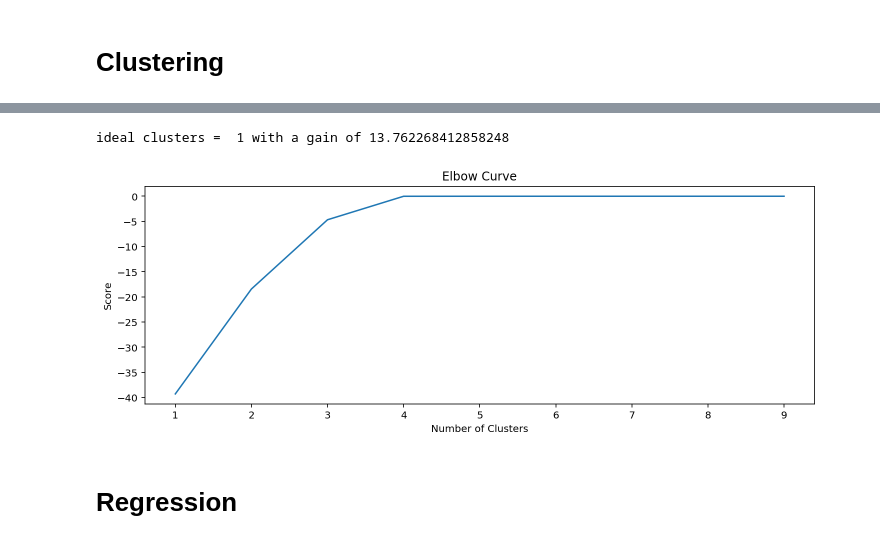
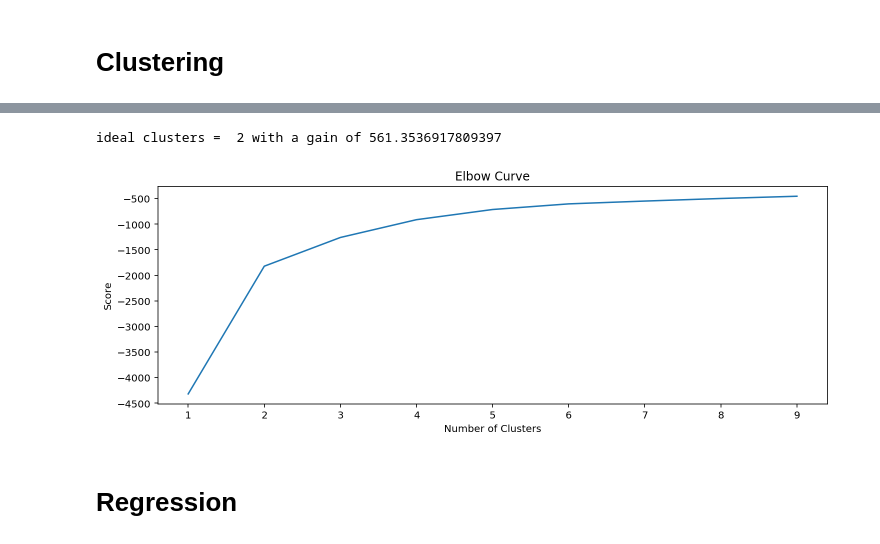
Before and after one commit to msramalho/hackacity2019, a Jupyter notebook: Analysis.ipynb, the cells around one changed output, grey strips where cells are left out. Cells and saved outputs as stored; diff of their text form; code cells hidden in the pictures.

```diff
--- a/Analysis.ipynb
+++ b/Analysis.ipynb
@@ -19,0 +23,4 @@ import matplotlib.pyplot as plt
+# %%
+df_cl = df[["ano_registo", "lat", "lon", "score_global", "score_location", "score_price/quality"]]
+df_cl.dropna(inplace=True)
+df_cl.head(5)
@@ -47,27 +84,24 @@ plt.show()
 # %%
-%matplotlib inline
-%config InlineBackend.figure_format = 'retina'
-
-cl_df = df[["ano_registo", "lat", "lon"]]
 Nc = range(1,10)
 kmeans = [KMeans(n_clusters=i, random_state=0) for i in Nc]
-score = [kmeans[i].fit(cl_df).score(cl_df) for i in range(len(kmeans))]
+score = [kmeans[i].fit(df_cl).score(df_cl) for i in range(len(kmeans))]
 
 # calculate best k
 var, start = [], score[0]
 for s in score[1:]: var.append(abs(start-s)); start = s
 var=var[1:]
-print("ideal clusters = ", 1 + var.index(max(var)), "with a gain of", max(var))
+print("ideal clusters = ", 2 + var.index(max(var)), "with a gain of", max(var))
 
 # plot curve
 plt.figure(figsize=(12,4))
 plt.plot(Nc,score)
 plt.xlabel('Number of Clusters')
 plt.ylabel('Score')
 plt.title('Elbow Curve')
-plt.show()
+# plt.show()
+plt.savefig("pics/elbow.png", bbox_inches='tight')
 # %% [output]
-ideal clusters =  1 with a gain of 13.762268412858248
+ideal clusters =  2 with a gain of 561.3536917809397
-[figure, old version]
+[figure, new version]
 # %% [markdown]
 # Regression
```
Also changed, not shown: parts of 12 cells of this notebook, 3 other files.
